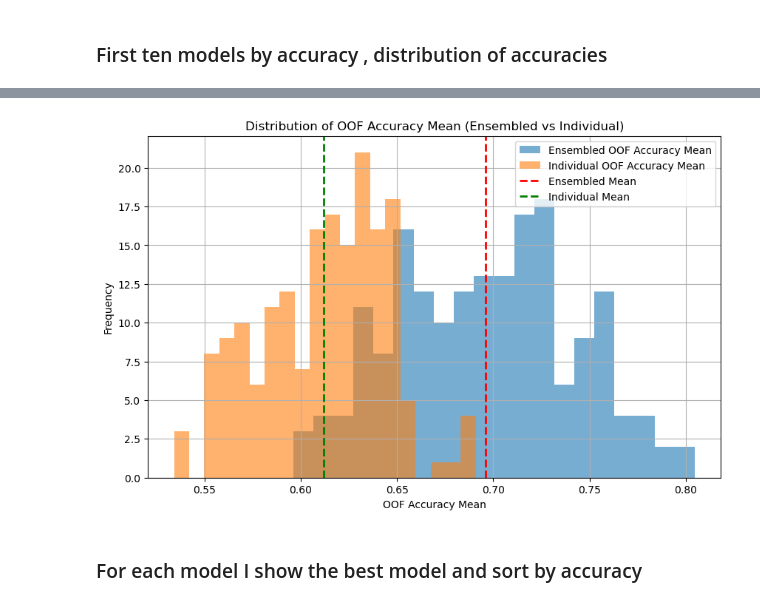
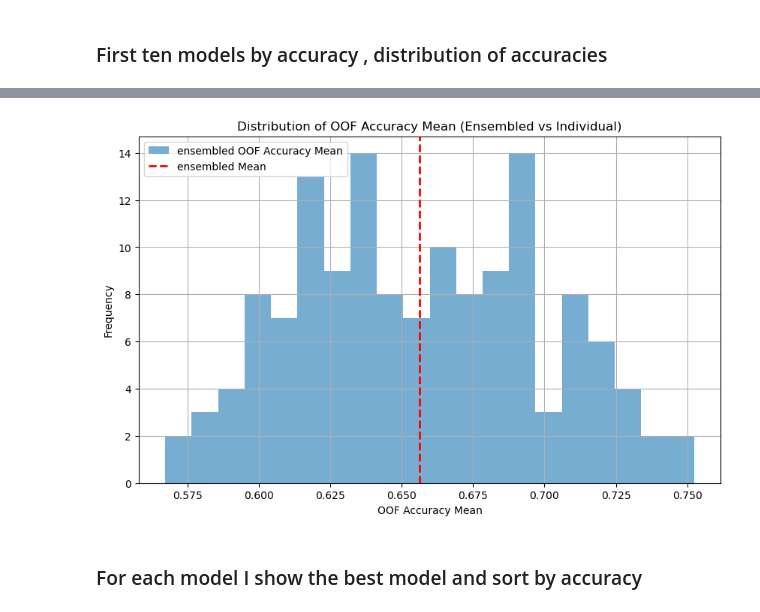
Before and after one commit to gitMorelli/gender_detection, a Jupyter notebook: notebooks/others/explore_log_preprocessed_data.ipynb, the cells around one changed output, grey strips where cells are left out. Saved outputs shown, nothing was run; the diff lists cells and outputs as text; code cells hidden in the pictures.

```diff
--- a/notebooks/others/explore_log_preprocessed_data.ipynb
+++ b/notebooks/others/explore_log_preprocessed_data.ipynb
@@ -291,10 +287,9 @@ df_2['experiment'] = df_2['experiment'].apply(lambda x: os.path.basename(str(x))
 all_columns_2=df_2.columns
 # %%
 # Map 'm patches' and 'type' from df_2 to df_exp based on 'original raw file' and 'experiment'
-df_exp = df_exp.copy()
-df_exp['m patches'] = df_exp['original raw file'].map(df_2.set_index('experiment')['m patches'])
-df_exp['type of preprocessing'] = df_exp['original raw file'].map(df_2.set_index('experiment')['type'])
-df_exp['type of preprocessing'] = df_exp.apply(
+df['m patches'] = df['original raw file'].map(df_2.set_index('experiment')['m patches'])
+df['type of preprocessing'] = df['original raw file'].map(df_2.set_index('experiment')['type'])
+df['type of preprocessing'] = df.apply(
     lambda row: f"{row['type of preprocessing']} ({int(row['m patches'])})" if pd.notnull(row['m patches']) else row['type of preprocessing'],
     axis=1
 )
@@ -314,0 +296,24 @@ df_exp = df_exp[df_exp['time'] > cutoff_date]
+# %%
+# Step 1: Extract timestamp part (last 15 characters)
+df['timestamp_str'] = df['experiment'].str.extract(r'(\d{8}_\d{6})$')
+
+# Step 2: Convert to datetime
+df['time'] = pd.to_datetime(df['timestamp_str'], format='%Y%m%d_%H%M%S')
+
+# Step 3: Sort by time
+df = df.sort_values('time')
+
+from datetime import datetime
+# Step 4: Filter by date
+cutoff_date = datetime(2025, 6, 5)
+df = df[df['time'] > cutoff_date]
+# %%
+L=len(df)
+metric_type='ensembled'
+group_type=None#'english,all'
+df_exp=file_IO.expand_accuracies(df,type=metric_type,group=group_type)
+if group_type is None:
+    accuracy_metric= metric_type
+else:
+    accuracy_metric = group_type+'_'+metric_type
+all_columns=df_exp.columns
@@ -689,22 +690,20 @@ display_specific(max_accuracy(df_exp, filters=None, aggregation='individual'), n
 # %%
 import matplotlib.pyplot as plt
 
 plt.figure(figsize=(10, 6))
-plt.hist(df_exp['ensembled_OOF_accuracy_Mean'], bins=20, alpha=0.6, label='Ensembled OOF Accuracy Mean')
-plt.hist(df_exp['individual_OOF_accuracy_Mean'], bins=20, alpha=0.6, label='Individual OOF Accuracy Mean')
+plt.hist(df_exp[f'{accuracy_metric}_OOF_accuracy_Mean'], bins=20, alpha=0.6, label=f'{accuracy_metric} OOF Accuracy Mean')
 
 # Add vertical lines at the mean positions
-plt.axvline(df_exp['ensembled_OOF_accuracy_Mean'].mean(), color='red', linestyle='dashed', linewidth=2, label='Ensembled Mean')
-plt.axvline(df_exp['individual_OOF_accuracy_Mean'].mean(), color='green', linestyle='dashed', linewidth=2, label='Individual Mean')
+plt.axvline(df_exp[f'{accuracy_metric}_OOF_accuracy_Mean'].mean(), color='red', linestyle='dashed', linewidth=2, label=f'{accuracy_metric} Mean')
 
 plt.xlabel('OOF Accuracy Mean')
 plt.ylabel('Frequency')
 plt.title('Distribution of OOF Accuracy Mean (Ensembled vs Individual)')
 plt.legend()
 plt.grid(True)
 plt.show()
 # %% [output]
-[figure, old version]
+[figure, new version]
 # %% [markdown]
 ### For each model I show the best model and sort by accuracy
 # %%
```
Also changed, not shown: parts of 37 cells of this notebook.
